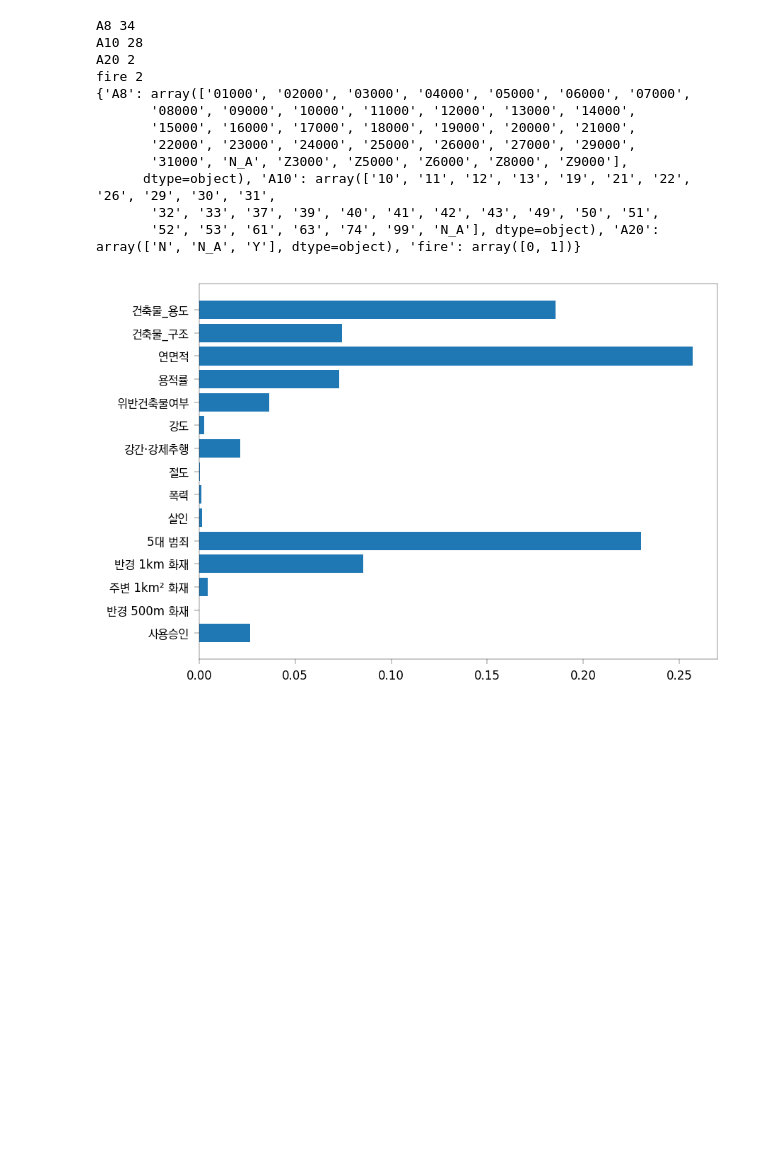
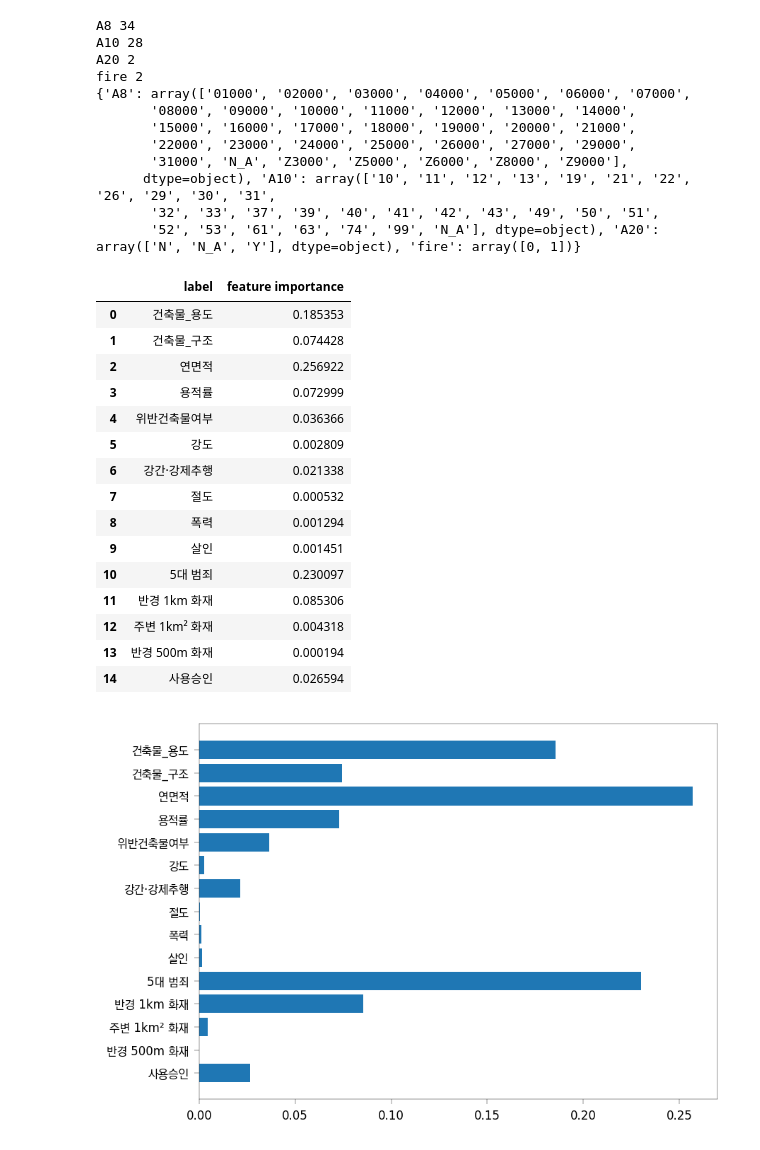
Before and after one commit to esnahn/pytorchgpu, a Jupyter notebook: visualize.ipynb, the cells around one changed output. Drawn from its saved outputs; the diff is of its cells as text; code cells hidden in the pictures; blank space fills up the shorter version.

```diff
--- a/visualize.ipynb
+++ b/visualize.ipynb
@@ -224,3 +224,23 @@ explain_matrix = loaded["explain_matrix"]
 masks = []
 for i in range(3):
     masks.append(loaded[f"masks{i}"])
+# %%
+df_feature_importances = pd.DataFrame({"label": labels, "feature importance": feature_importances_})
+df_feature_importances
+# %% [output]
+|  | label | feature importance |
+| 0 | 건축물_용도 | 0.185353 |
+| 1 | 건축물_구조 | 0.074428 |
+| 2 | 연면적 | 0.256922 |
+| 3 | 용적률 | 0.072999 |
+| 4 | 위반건축물여부 | 0.036366 |
+| 5 | 강도 | 0.002809 |
+| 6 | 강간·강제추행 | 0.021338 |
+| 7 | 절도 | 0.000532 |
+| 8 | 폭력 | 0.001294 |
+| 9 | 살인 | 0.001451 |
+| 10 | 5대 범죄 | 0.230097 |
+| 11 | 반경 1km 화재 | 0.085306 |
+| 12 | 주변 1km² 화재 | 0.004318 |
+| 13 | 반경 500m 화재 | 0.000194 |
+| 14 | 사용승인 | 0.026594 |
```
Also changed, not shown: parts of 1 cell of this notebook.
